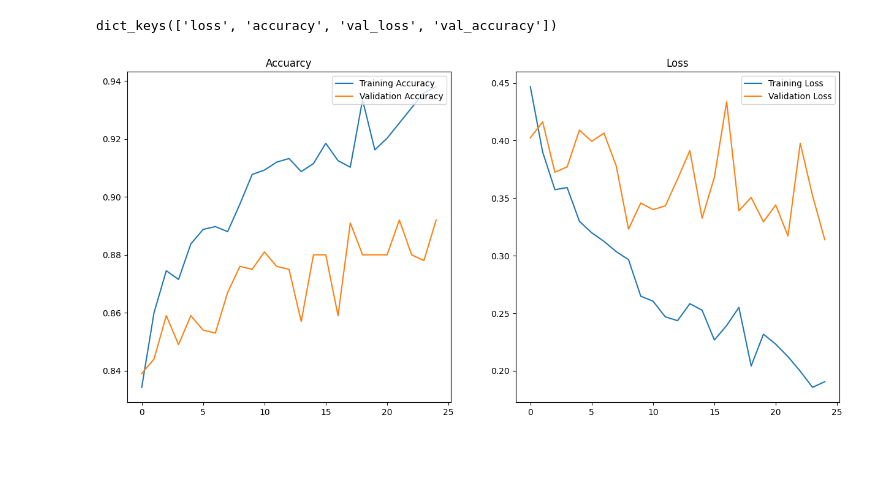
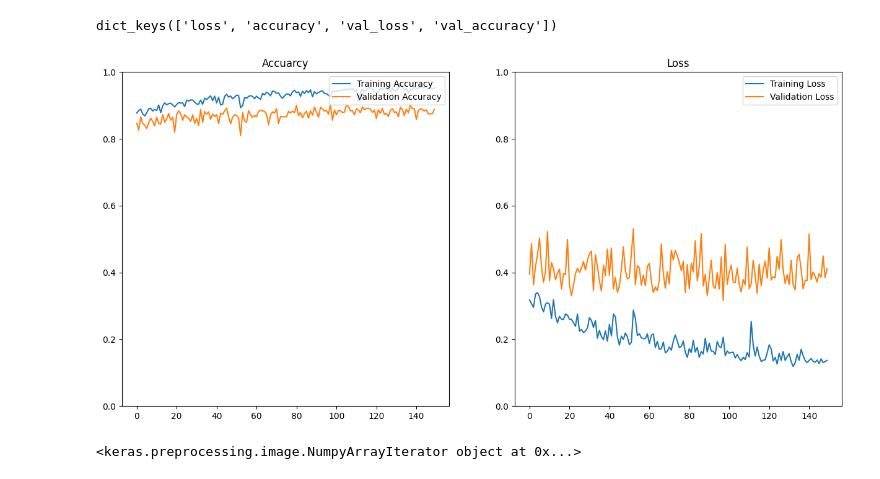
Before and after one commit to elvinelk/HSLU-Computer-Vision-Lab-Student-Version, a Jupyter notebook: 1_gcm.ipynb, the cells around one changed output. Cells and saved outputs as stored; diff of their text form; code cells hidden in the pictures; blank space fills up the shorter version.

Commit message:
updated model

```diff
--- a/1_gcm.ipynb
+++ b/1_gcm.ipynb
@@ -259,0 +278,5 @@ model.compile(optimizer='adam',
+# %%
+filepath = 'model_gcm2.h5'
+checkpoint = ModelCheckpoint(filepath, monitor='val_accuracy', verbose=1, save_best_only=True, mode='max')
+# %%
+history = model.fit(train_data_gen, batch_size = 32, epochs=EPOCHS, validation_data=test_data_gen,  callbacks=[checkpoint])
@@ -260,4 +304,4 @@ model.compile(optimizer='adam',
 # %%
-history = model.fit(x_train, y_train, batch_size = 32, epochs=EPOCHS, validation_data=(x_test, y_test))
+#history = model.fit(datagen.flow(x_train, y_train), batch_size = 32, epochs=EPOCHS, validation_data=datagen.flow(x_test, y_test))
 # %% [output]
 Epoch 1/25
@@ -280,2 +325,0 @@ Epoch 25/25
-# %%
-history = model.fit(datagen.flow(x_train, y_train), batch_size = 32, epochs=EPOCHS, validation_data=datagen.flow(x_test, y_test))
@@ -310,22 +334,29 @@ dict_keys(['loss', 'accuracy', 'val_loss', 'val_accuracy'])
 # %%
 acc = history.history['accuracy']
 val_acc = history.history['val_accuracy']
 
 loss = history.history['loss']
 val_loss = history.history['val_loss']
 
 epochs_range = range(EPOCHS)
 
 fig, (ax1, ax2) = plt.subplots(1,2, figsize=(15,7))
 ax1.plot(epochs_range, acc, label='Training Accuracy')
 ax1.plot(epochs_range, val_acc, label='Validation Accuracy')
 ax1.set_title('Accuarcy')
 ax1.legend(loc='upper right')
+ax1.set_ylim((0,1))
 
 ax2.plot(epochs_range, loss, label='Training Loss')
 ax2.plot(epochs_range, val_loss, label='Validation Loss')
 ax2.set_title('Loss')
 ax2.legend(loc='upper right')
+ax2.set_ylim((0,1))
 plt.show()
 # %% [output]
-[figure, old version]
+[figure, new version]
+# %%
+
+print(datagen.flow(x_train))
+# %% [output]
+<keras.preprocessing.image.NumpyArrayIterator object at 0x...>
```
Also changed, not shown: parts of 24 cells of this notebook, 2 other files.
